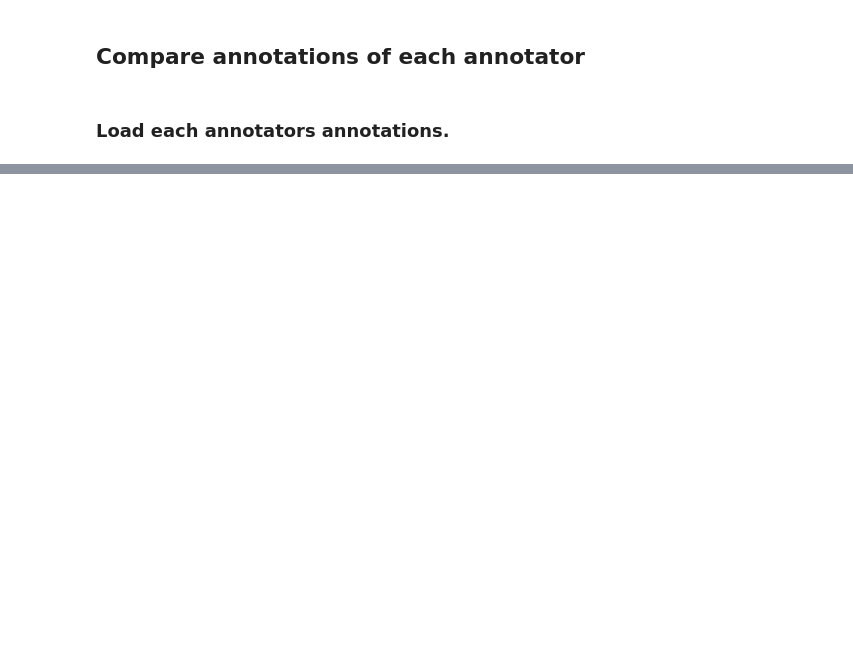
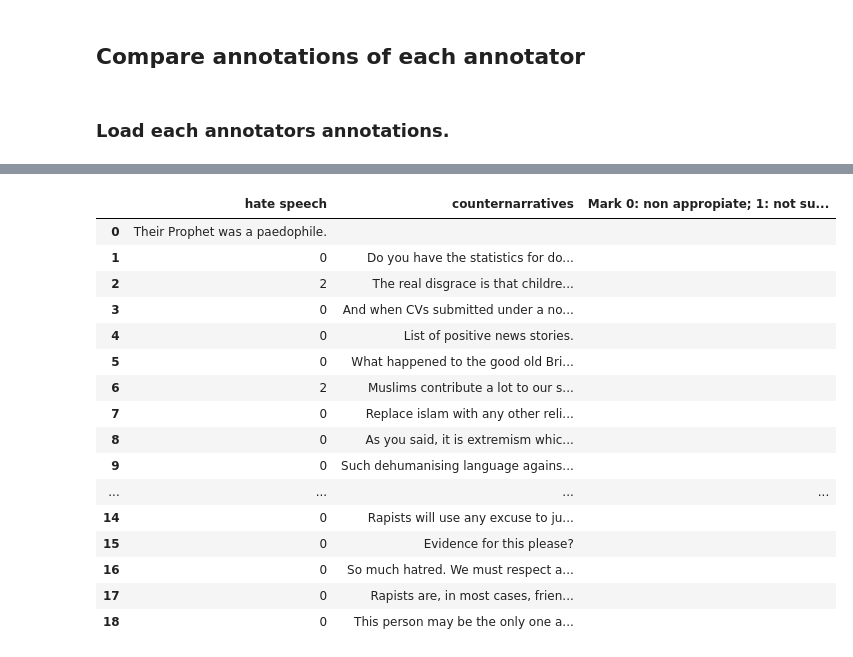
Before and after one commit to jnqeras/ARC, a Jupyter notebook: niiAnnotationProjectPostProcessingOfAnnotations.ipynb, the cells around one changed output, grey strips where cells are left out. Cells and saved outputs as stored; diff of their text form; code cells hidden in the pictures; blank space fills up the shorter version.

```diff
--- a/niiAnnotationProjectPostProcessingOfAnnotations.ipynb
+++ b/niiAnnotationProjectPostProcessingOfAnnotations.ipynb
@@ -48,2 +83,6 @@ gc = gspread.authorize(creds)
+# %%
+# Define the root directory of your Google Drive folder
+root_dir = '/content/drive/My Drive/niiAnnotationProjectAnnotatedExamples'
+csv_dir = root_dir + '/annotationsTransformedIntoCsv'
 # %% [markdown]
 ## Check if there are any non-annotated examples:
@@ -252,4 +252,0 @@ def process_gsheet_files_in_folder(folder_path):
-# %%
-# Example usage:
-folder_path = '/content/drive/My Drive/niiAnnotationProjectAnnotatedExamples/Léane-san'
-files_data = process_gsheet_files_in_folder(folder_path)
@@ -293,0 +297,24 @@ list_of_lists_to_dataframe(files_data['counternarratives_annotator_7_hate_speech
+# %%
+def load_annotations_of_subfolders_in_root(dir):
+    """
+    Processes all subfolders in a given root directory, applying process_csv_files_in_folder to each.
+
+    Args:
+    dir (str): The root directory containing subfolders, each with .csv files.
+
+    Returns:
+    dict: A dictionary where keys are subfolder names and values are the results from process_csv_files_in_folder.
+    """
+    results = {}
+
+    # Iterate through subfolders in the root directory
+    for subdir in os.listdir(dir):
+        subfolder_path = os.path.join(dir, subdir)
+        if os.path.isdir(subfolder_path):
+            # Process .csv files in the subfolder
+            subfolder_data = process_csv_files_in_folder(subfolder_path)
+            results[subdir] = subfolder_data
+
+    return results
+# %%
+annotations_dic_of_dic_of_df = load_annotations_of_subfolders_in_root(csv_dir)
@@ -293,0 +339,20 @@ list_of_lists_to_dataframe(files_data['counternarratives_annotator_7_hate_speech
+# %%
+annotations_dic_of_dic_of_df['Juan-san']['counternarratives_annotator_1_hate_speech_26']
+# %% [output]
+|  | hate speech | counternarratives | Mark 0: non appropiate; 1: not su... |
+| 0 | Their Prophet was a paedophile. |  |  |
+| 1 | 0 | Do you have the statistics for do... |  |
+| 2 | 2 | The real disgrace is that childre... |  |
+| 3 | 0 | And when CVs submitted under a no... |  |
+| 4 | 0 | List of positive news stories. |  |
+| 5 | 0 | What happened to the good old Bri... |  |
+| 6 | 2 | Muslims contribute a lot to our s... |  |
+| 7 | 0 | Replace islam with any other reli... |  |
+| 8 | 0 | As you said, it is extremism whic... |  |
+| 9 | 0 | Such dehumanising language agains... |  |
+| ... | ... | ... | ... |
+| 14 | 0 | Rapists will use any excuse to ju... |  |
+| 15 | 0 | Evidence for this please? |  |
+| 16 | 0 | So much hatred. We must respect a... |  |
+| 17 | 0 | Rapists are, in most cases, frien... |  |
+| 18 | 0 | This person may be the only one a... |  |
```
Also changed, not shown: parts of 106 cells of this notebook.
